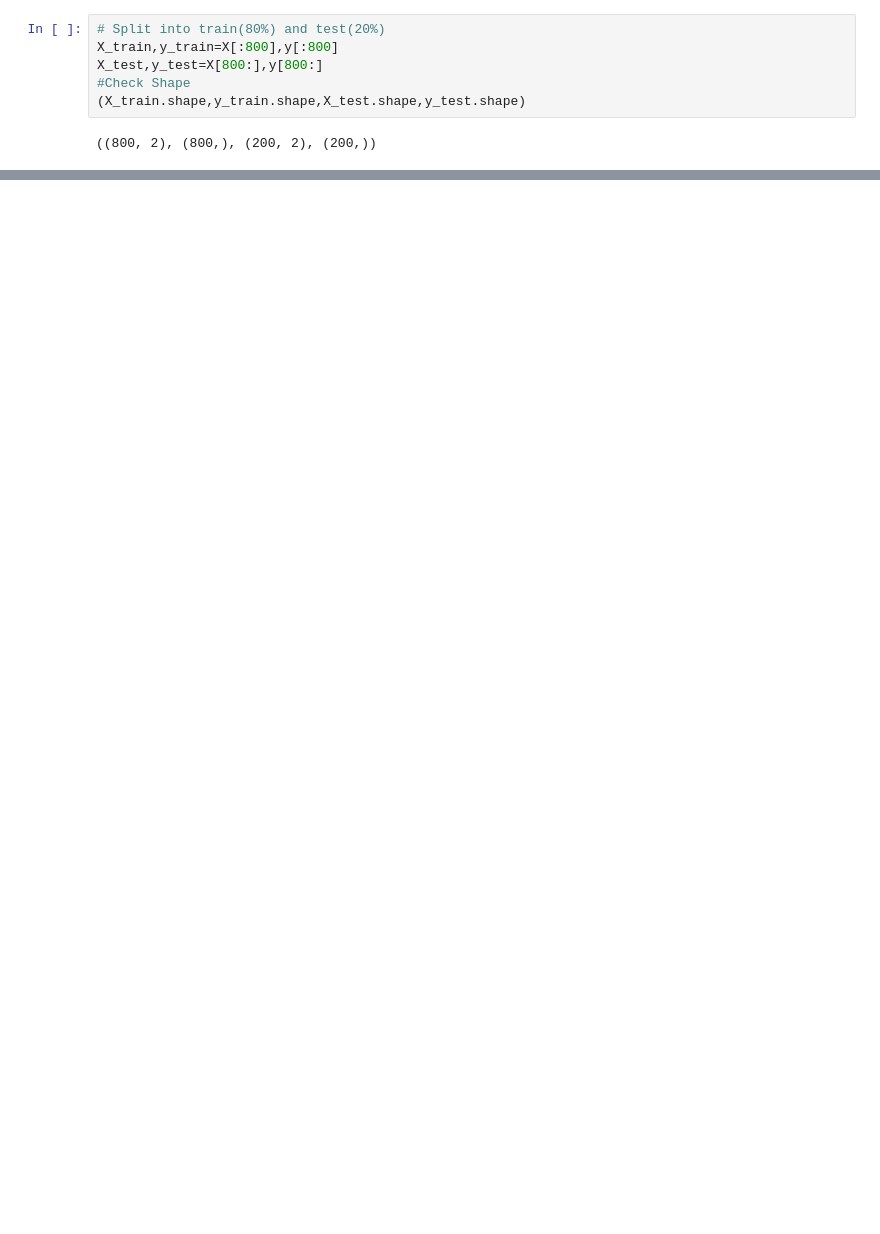
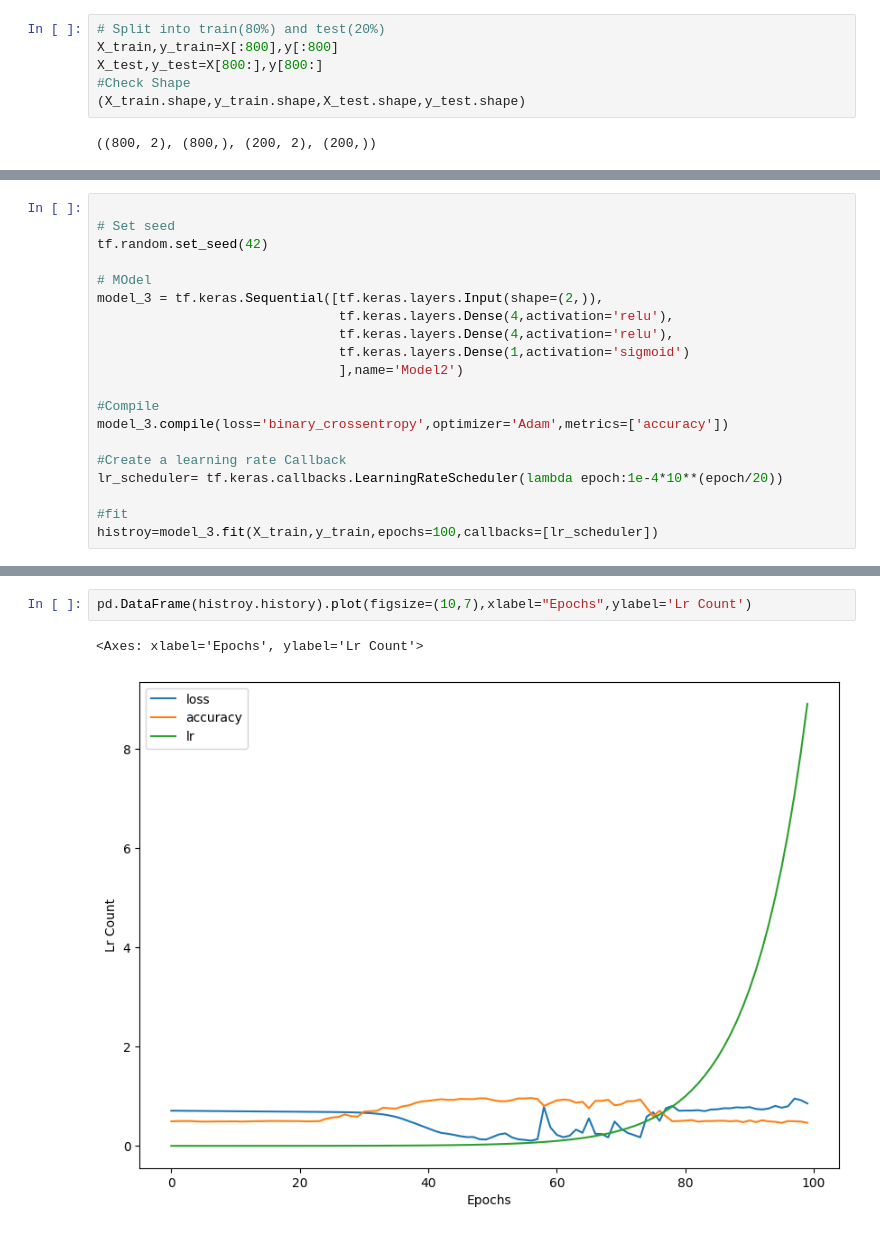
Before and after one commit to pravincoder/Fundamentals_tensorflow, a Jupyter notebook: Tensorflow_Neural_Network_Classification.ipynb, the cells around one changed output, grey strips where cells are left out. Drawn from its saved outputs; the diff is of its cells as text; blank space fills up the shorter version.

```diff
--- a/Tensorflow_Neural_Network_Classification.ipynb
+++ b/Tensorflow_Neural_Network_Classification.ipynb
@@ -309,0 +411,20 @@ X_test,y_test=X[800:],y[800:]
+# %%
+
+# Set seed
+tf.random.set_seed(42)
+
+# MOdel
+model_3 = tf.keras.Sequential([tf.keras.layers.Input(shape=(2,)),
+                               tf.keras.layers.Dense(4,activation='relu'),
+                               tf.keras.layers.Dense(4,activation='relu'),
+                               tf.keras.layers.Dense(1,activation='sigmoid')
+                               ],name='Model2')
+
+#Compile
+model_3.compile(loss='binary_crossentropy',optimizer='Adam',metrics=['accuracy'])
+
+#Create a learning rate Callback
+lr_scheduler= tf.keras.callbacks.LearningRateScheduler(lambda epoch:1e-4*10**(epoch/20))
+
+#fit
+histroy=model_3.fit(X_train,y_train,epochs=100,callbacks=[lr_scheduler])
@@ -309,0 +449,5 @@ X_test,y_test=X[800:],y[800:]
+# %%
+pd.DataFrame(histroy.history).plot(figsize=(10,7),xlabel="Epochs",ylabel='Lr Count')
+# %% [output]
+<Axes: xlabel='Epochs', ylabel='Lr Count'>
+[figure, added]
```
Also changed, not shown: parts of 16 cells of this notebook.
